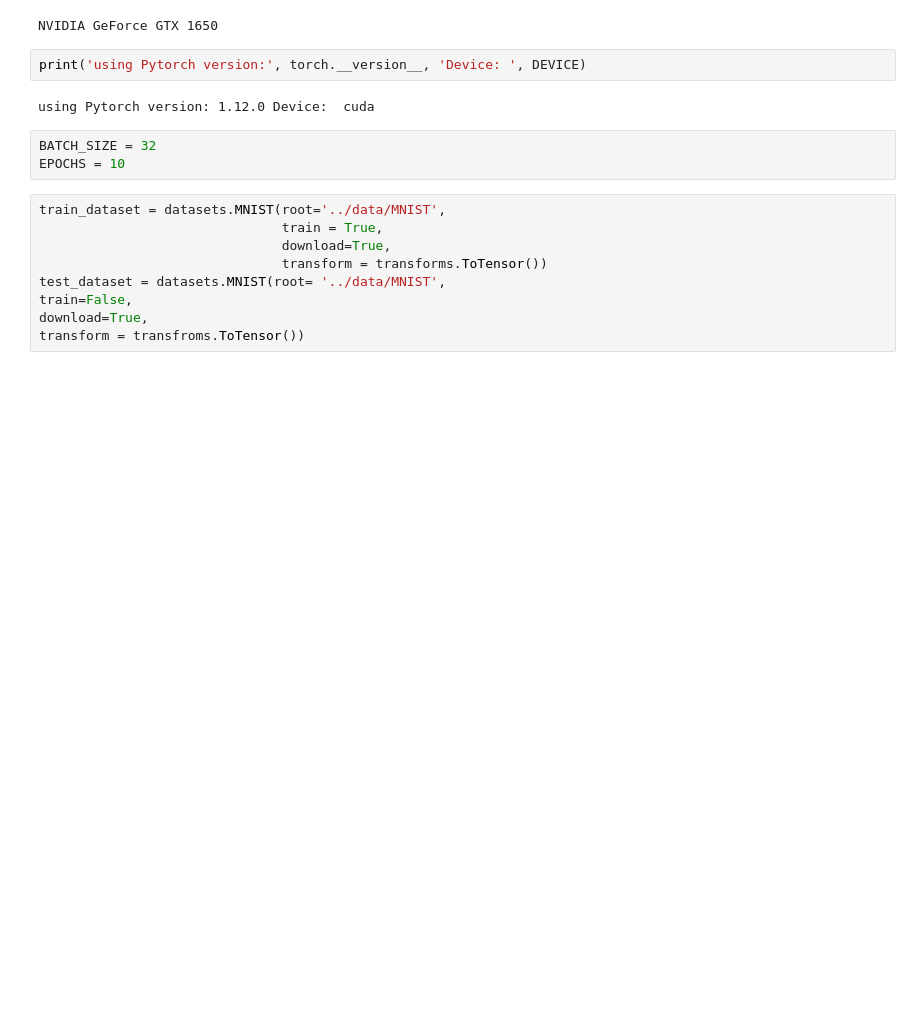
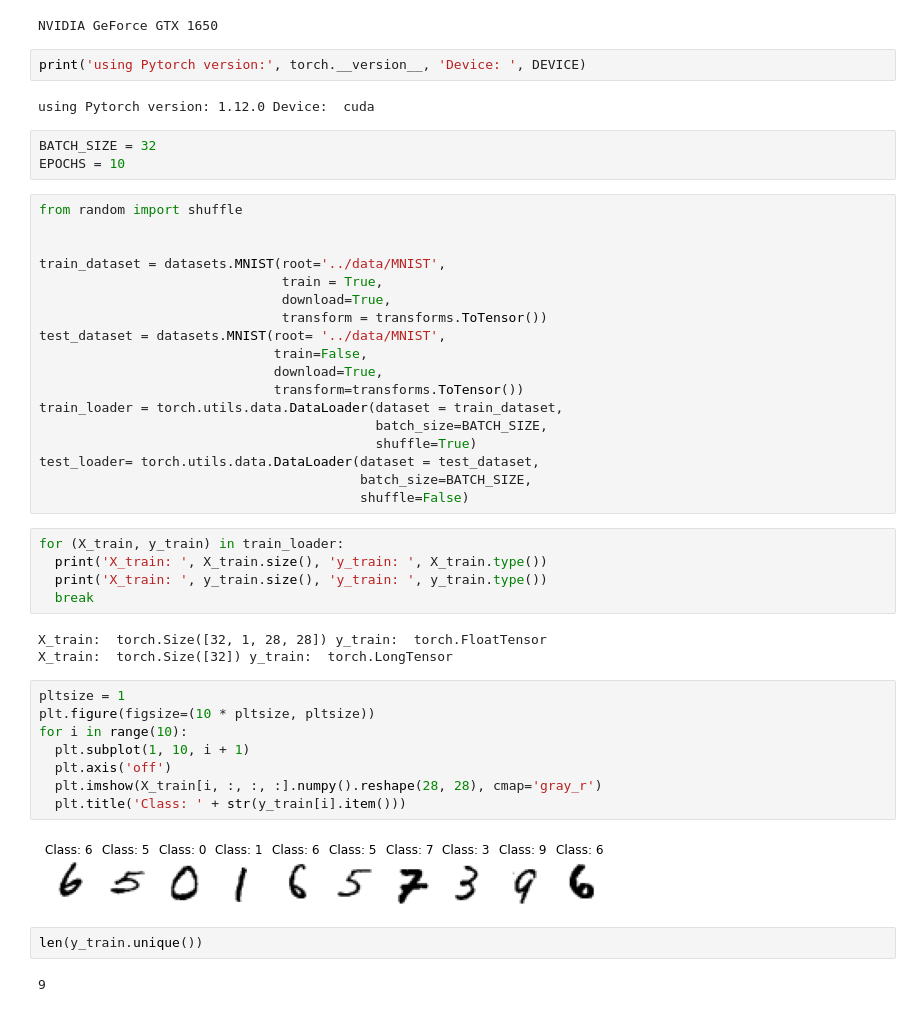
Before and after one commit to Ukjang/TIL, a Jupyter notebook: pytorch DL/0817_TIL.ipynb, the cells around one changed output. Cells and saved outputs as stored; diff of their text form; blank space fills up the shorter version.

```diff
--- a/pytorch DL/0817_TIL.ipynb
+++ b/pytorch DL/0817_TIL.ipynb
@@ -21,11 +21,42 @@ using Pytorch version: 1.12.0 Device:  cuda
 BATCH_SIZE = 32
 EPOCHS = 10
 # %%
+from random import shuffle
+
+
 train_dataset = datasets.MNIST(root='../data/MNIST',
                                train = True,
                                download=True,
                                transform = transforms.ToTensor())
 test_dataset = datasets.MNIST(root= '../data/MNIST',
-train=False,
-download=True,
-transform = transfroms.ToTensor())
+                              train=False,
+                              download=True,
+                              transform=transforms.ToTensor())
+train_loader = torch.utils.data.DataLoader(dataset = train_dataset,
+                                           batch_size=BATCH_SIZE,
+                                           shuffle=True)
+test_loader= torch.utils.data.DataLoader(dataset = test_dataset,
+                                         batch_size=BATCH_SIZE,
+                                         shuffle=False)
+# %%
+for (X_train, y_train) in train_loader:
+  print('X_train: ', X_train.size(), 'y_train: ', X_train.type())
+  print('X_train: ', y_train.size(), 'y_train: ', y_train.type())
+  break
+# %% [output]
+X_train:  torch.Size([32, 1, 28, 28]) y_train:  torch.FloatTensor
+X_train:  torch.Size([32]) y_train:  torch.LongTensor
+# %%
+pltsize = 1
+plt.figure(figsize=(10 * pltsize, pltsize))
+for i in range(10):
+  plt.subplot(1, 10, i + 1)
+  plt.axis('off')
+  plt.imshow(X_train[i, :, :, :].numpy().reshape(28, 28), cmap='gray_r')
+  plt.title('Class: ' + str(y_train[i].item()))
+# %% [output]
+[figure, added]
+# %%
+len(y_train.unique())
+# %% [output]
+9
```
Also changed, not shown: parts of 5 cells of this notebook, 1 other file.
